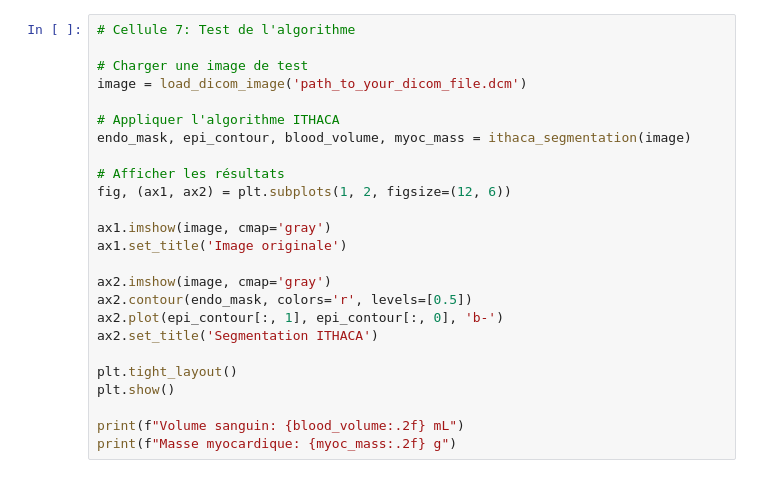
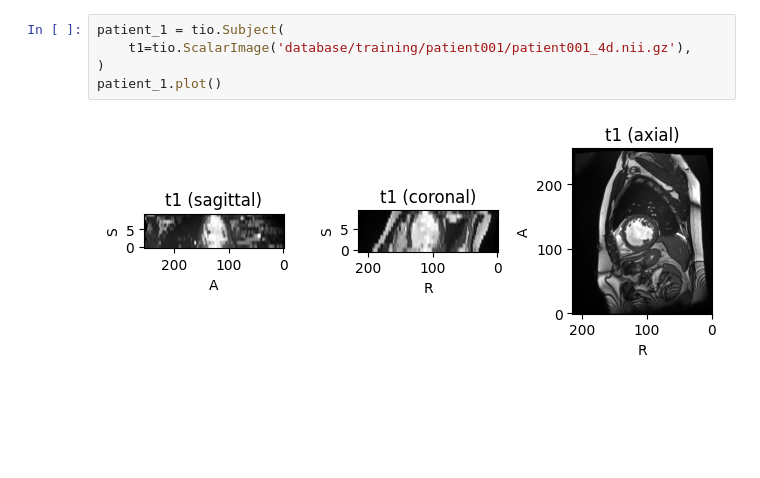
Before and after one commit to Bastaxeloux/proj3dt, a Jupyter notebook: ebauche.ipynb, the cells around one changed output. Saved outputs shown, nothing was run; the diff lists cells and outputs as text; blank space fills up the shorter version.

```diff
--- a/ebauche.ipynb
+++ b/ebauche.ipynb
@@ -164,25 +9,7 @@ def ithaca_segmentation(image):
-# %%
-# Cellule 7: Test de l'algorithme
-
-# Charger une image de test
-image = load_dicom_image('path_to_your_dicom_file.dcm')
-
-# Appliquer l'algorithme ITHACA
-endo_mask, epi_contour, blood_volume, myoc_mass = ithaca_segmentation(image)
-
-# Afficher les résultats
-fig, (ax1, ax2) = plt.subplots(1, 2, figsize=(12, 6))
-
-ax1.imshow(image, cmap='gray')
-ax1.set_title('Image originale')
-
-ax2.imshow(image, cmap='gray')
-ax2.contour(endo_mask, colors='r', levels=[0.5])
-ax2.plot(epi_contour[:, 1], epi_contour[:, 0], 'b-')
-ax2.set_title('Segmentation ITHACA')
-
-plt.tight_layout()
-plt.show()
-
-print(f"Volume sanguin: {blood_volume:.2f} mL")
-print(f"Masse myocardique: {myoc_mass:.2f} g")
+# %%
+patient_1 = tio.Subject(
+    t1=tio.ScalarImage('database/training/patient001/patient001_4d.nii.gz'),
+)
+patient_1.plot()
+# %% [output]
+[figure, added]
```
Also changed, not shown: parts of 6 cells of this notebook.
